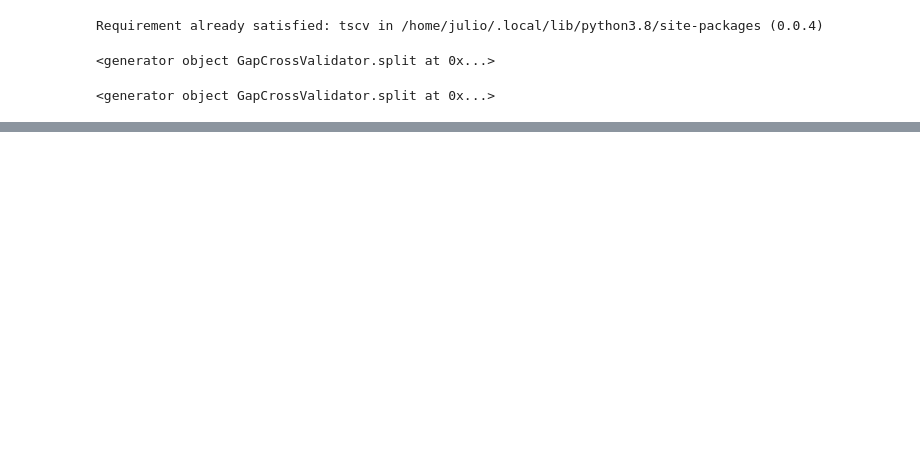
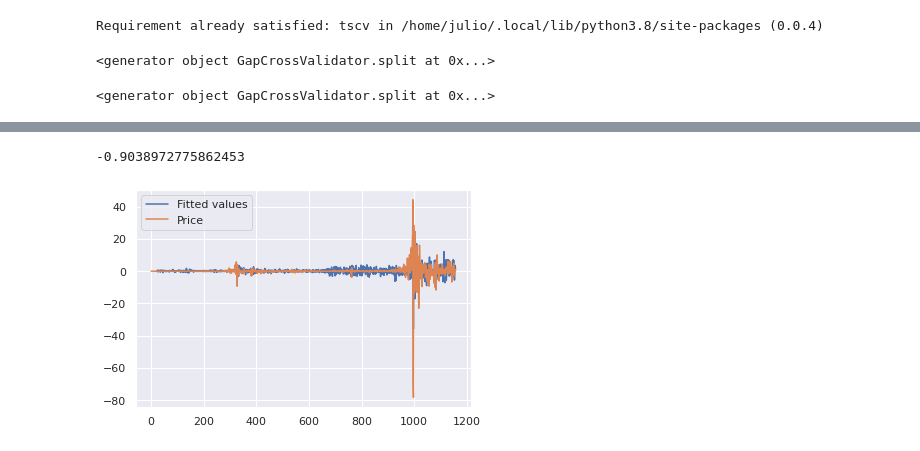
Before and after one commit to morenotos/bitcoinPriceModeling, a Jupyter notebook: notebooks/05-train-test-split.ipynb, the cells around one changed output, grey strips where cells are left out. Saved outputs shown, nothing was run; the diff lists cells and outputs as text; code cells hidden in the pictures; blank space fills up the shorter version.

```diff
--- a/notebooks/05-train-test-split.ipynb
+++ b/notebooks/05-train-test-split.ipynb
@@ -126,0 +139,9 @@ Name: PriceUSD, Length: 1990, dtype: float64
+# %%
+#Creating DataFrames of train data.
+
+#Choosing the variables from X_train
+X_train = X_train[['AdrActCnt', 'TxCnt', 'IssTotNtv', 'HashRate', 'DiffMean']]
+X_train.tail()
+
+train_df = pd.concat([X_train, y_train], axis=1)
+train_df.tail()
@@ -126,0 +183,17 @@ Name: PriceUSD, Length: 1990, dtype: float64
+# %%
+PriceUSD_pred = results.fittedvalues['PriceUSD']
+PriceUSD_resid = results.resid['PriceUSD']
+
+#print(y_train, PriceUSD_pred)
+
+PriceUSD_r2 = r2_score(PriceUSD_pred, train_df['PriceUSD'].iloc[model_max_lags:])
+PriceUSD_r2
+# %% [output]
+-0.9038972775862453
+# %%
+plt.plot(PriceUSD_fitted_values, label='Fitted values')
+plt.plot(train_df['PriceUSD'], label='Price')
+plt.legend(loc='best')
+plt.show()
+# %% [output]
+[figure, added]
```
Also changed, not shown: parts of 14 cells of this notebook.
